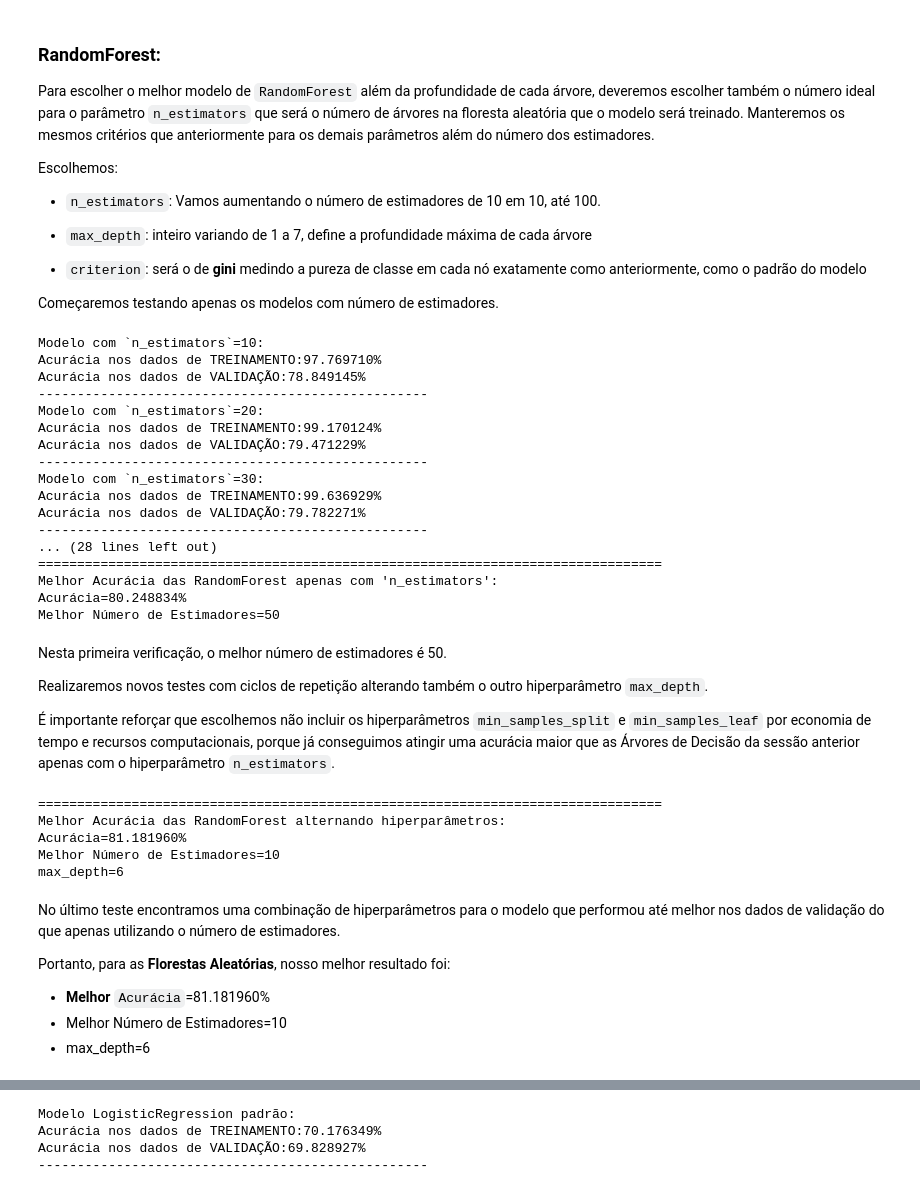
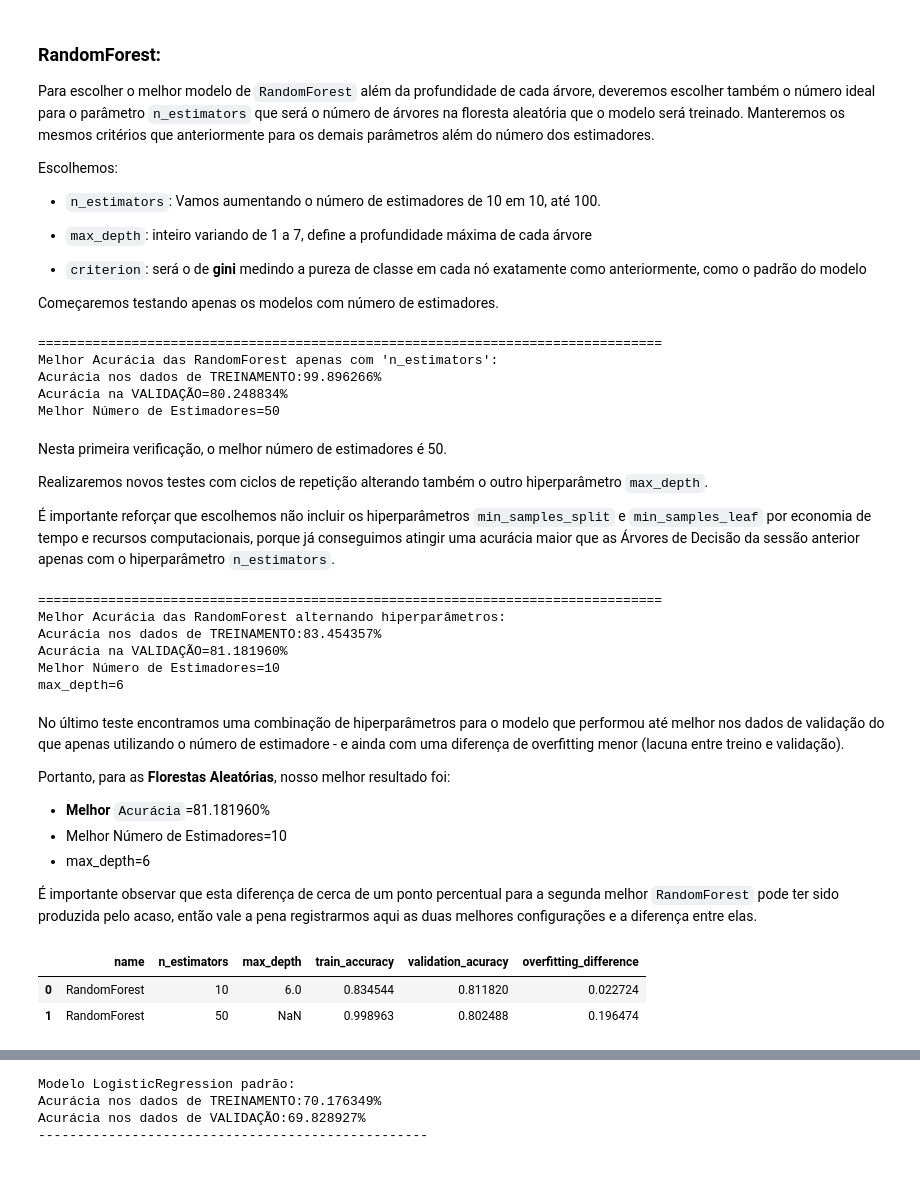
Before and after one commit to JLMB2015/first_ml_project, a Jupyter notebook: projeto.ipynb, the cells around one changed output, grey strips where cells are left out. Drawn from its saved outputs; the diff is of its cells as text; code cells hidden in the pictures.

```diff
--- a/projeto.ipynb
+++ b/projeto.ipynb
@@ -298,6 +306,7 @@ Começaremos testando apenas os modelos com número de estimadores.
 # %%
 #Criando Loop para testar apenas os valores de n_estimators
 best_rf_accuracy = 0
+best_rf_train_accuracy = 0
 best_rf_estimators = 0
 
 for est in range(10,101,10):
@@ -306,31 +315,18 @@ for est in range(10,101,10):
     model_rf.fit(features_train, target_train)
     train_score = model_rf.score(features_train, target_train)
     valid_score = model_rf.score(features_valid, target_valid)
-    print(f"Modelo com `n_estimators`={est}:\nAcurácia nos dados de TREINAMENTO:{train_score*100:.6f}%\nAcurácia nos dados de VALIDAÇÃO:{valid_score*100:.6f}%")
-    print('-'*50)
     if valid_score > best_rf_accuracy:
         best_rf_accuracy = valid_score
+        best_rf_train_accuracy = train_score
         best_rf_estimators = est
 
 print('='*80)
-print(f"Melhor Acurácia das RandomForest apenas com 'n_estimators':\nAcurácia={best_rf_accuracy*100.:6f}%\nMelhor Número de Estimadores={best_rf_estimators}")
+print(f"Melhor Acurácia das RandomForest apenas com 'n_estimators':\nAcurácia nos dados de TREINAMENTO:{best_rf_train_accuracy*100.:6f}%\nAcurácia na VALIDAÇÃO={best_rf_accuracy*100.:6f}%\nMelhor Número de Estimadores={best_rf_estimators}")
 # %% [output]
-Modelo com `n_estimators`=10:
-Acurácia nos dados de TREINAMENTO:97.769710%
-Acurácia nos dados de VALIDAÇÃO:78.849145%
---------------------------------------------------
-Modelo com `n_estimators`=20:
-Acurácia nos dados de TREINAMENTO:99.170124%
-Acurácia nos dados de VALIDAÇÃO:79.471229%
---------------------------------------------------
-Modelo com `n_estimators`=30:
-Acurácia nos dados de TREINAMENTO:99.636929%
-Acurácia nos dados de VALIDAÇÃO:79.782271%
---------------------------------------------------
-... (28 lines left out)
 ================================================================================
 Melhor Acurácia das RandomForest apenas com 'n_estimators':
-Acurácia=80.248834%
+Acurácia nos dados de TREINAMENTO:99.896266%
+Acurácia na VALIDAÇÃO=80.248834%
 Melhor Número de Estimadores=50
 # %% [markdown]
 Nesta primeira verificação, o melhor número de estimadores é 50.
@@ -341,6 +337,7 @@ Realizaremos novos testes com ciclos de repetição alterando também o outro hi
 # %%
 #Criando Loop para testar combinações de n_estimators com max_depth
 best_rf_accuracy = 0
+best_rf_train_accuracy = 0
 best_rf_estimators = 0
 best_rf_depth = 0
 
@@ -353,24 +350,41 @@ for est in range(10,101,10):
         valid_score = model_rf.score(features_valid, target_valid)
         if valid_score > best_rf_accuracy:
             best_rf_accuracy = valid_score
+            best_rf_train_accuracy = train_score
             best_rf_estimators = est
             best_rf_depth = depth
 
 print('='*80)
-print(f"Melhor Acurácia das RandomForest alternando hiperparâmetros:\nAcurácia={best_rf_accuracy*100.:6f}%\nMelhor Número de Estimadores={best_rf_estimators}\nmax_depth={best_rf_depth}")
+print(f"Melhor Acurácia das RandomForest alternando hiperparâmetros:\nAcurácia nos dados de TREINAMENTO:{best_rf_train_accuracy*100.:6f}%\nAcurácia na VALIDAÇÃO={best_rf_accuracy*100.:6f}%\nMelhor Número de Estimadores={best_rf_estimators}\nmax_depth={best_rf_depth}")
 # %% [output]
 ================================================================================
 Melhor Acurácia das RandomForest alternando hiperparâmetros:
-Acurácia=81.181960%
+Acurácia nos dados de TREINAMENTO:83.454357%
+Acurácia na VALIDAÇÃO=81.181960%
 Melhor Número de Estimadores=10
 max_depth=6
 # %% [markdown]
-No último teste encontramos uma combinação de hiperparâmetros para o modelo que performou até melhor nos dados de validação do que apenas utilizando o número de estimadores.
+No último teste encontramos uma combinação de hiperparâmetros para o modelo que performou até melhor nos dados de validação do que apenas utilizando o número de estimadore - e ainda com uma diferença de overfitting menor (lacuna entre treino e validação).
 
 Portanto, para as **Florestas Aleatórias**, nosso melhor resultado foi:
 - **Melhor** `Acurácia`=81.181960%
 - Melhor Número de Estimadores=10
 - max_depth=6
+
+É importante observar que esta diferença de cerca de um ponto percentual para a segunda melhor `RandomForest` pode ter sido produzida pelo acaso, então vale a pena registrarmos aqui as duas melhores configurações e a diferença entre elas.
+# %%
+best_forest_parameters = [
+    {'name': 'RandomForest', 'n_estimators': 10, 'max_depth': 6, 'train_accuracy': 0.83454357, 'validation_acuracy': 0.81181960},
+    {'name': 'RandomForest', 'n_estimators': 50, 'max_depth': None, 'train_accuracy': 0.99896266, 'validation_acuracy': 0.80248834}
+]
+
+best_forests = pd.DataFrame(data=best_forest_parameters)
+best_forests['overfitting_difference'] = best_forests['train_accuracy'] - best_forests['validation_acuracy']
+best_forests
+# %% [output]
+|  | name | n_estimators | max_depth | train_accuracy | validation_acuracy | overfitting_difference |
+| 0 | RandomForest | 10 | 6.0 | 0.834544 | 0.811820 | 0.022724 |
+| 1 | RandomForest | 50 | NaN | 0.998963 | 0.802488 | 0.196474 |
 # %% [markdown]
 ### LogisticRegression:
 
```
Also changed, not shown: parts of 11 cells of this notebook.
